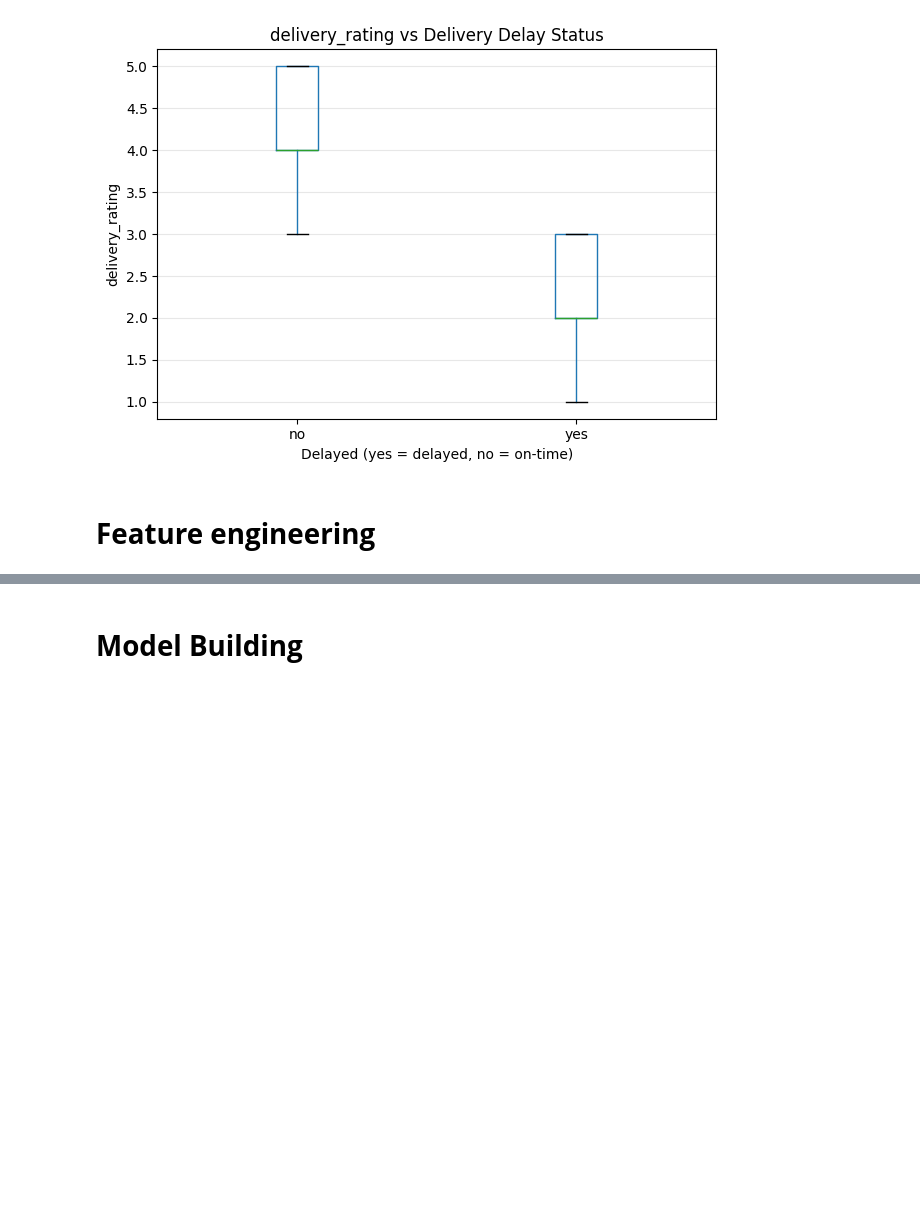
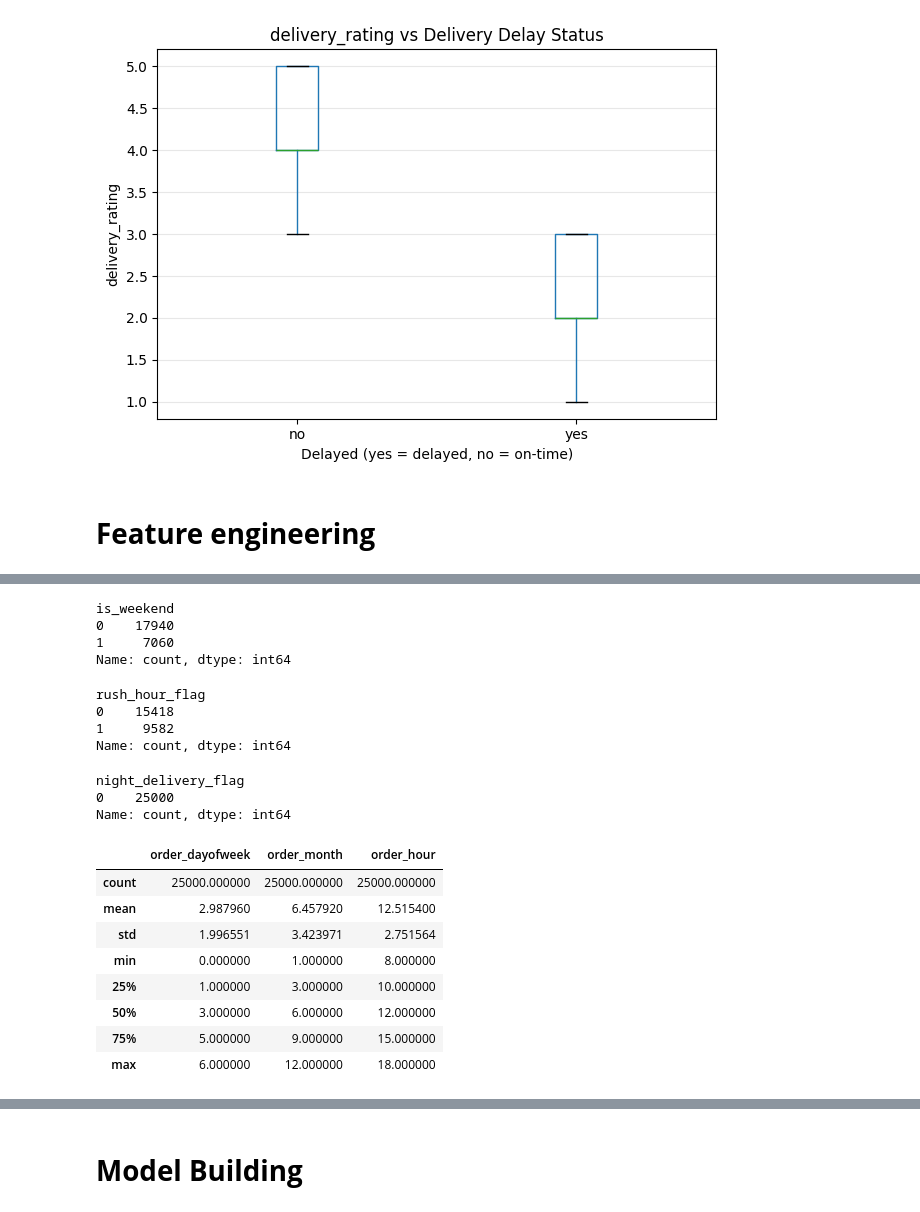
Before and after one commit to Ronal-Thomas/ETA-Delay-Prediction-Logistics, a Jupyter notebook: ETA_Delay_Prediction.ipynb, the cells around one changed output, grey strips where cells are left out. Cells and saved outputs as stored; diff of their text form; code cells hidden in the pictures; blank space fills up the shorter version.

```diff
--- a/ETA_Delay_Predictionxy.ipynb
+++ b/ETA_Delay_Prediction.ipynb
@@ -518,0 +482,17 @@ Name: order_ts_recon, dtype: object
+# %%
+# Extract day of week (0 = Monday, 6 = Sunday)
+df["order_dayofweek"] = df["order_ts_recon"].dt.dayofweek
+
+# Extract day name (Monday, Tuesday, etc.)
+df["order_day_name"] = df["order_ts_recon"].dt.day_name()
+
+# Extract month number (1 = January, 12 = December)
+# Useful for seasonal analysis (festive rush, monsoon, etc.)
+df["order_month"] = df["order_ts_recon"].dt.month
+
+# Extract year (in case dataset spans multiple years)
+df["order_year"] = df["order_ts_recon"].dt.year
+
+# Extract hour of the day (0–23)
+# Important for traffic and delivery timing patterns
+df["order_hour"] = df["order_ts_recon"].dt.hour
@@ -518,0 +554,36 @@ Name: order_ts_recon, dtype: object
+# %%
+df["is_weekend"].value_counts()
+# %% [output]
+is_weekend
+0    17940
+1     7060
+Name: count, dtype: int64
+# %%
+df["rush_hour_flag"].value_counts()
+# %% [output]
+rush_hour_flag
+0    15418
+1     9582
+Name: count, dtype: int64
+# %%
+df["night_delivery_flag"].value_counts()
+# %% [output]
+night_delivery_flag
+0    25000
+Name: count, dtype: int64
+# %%
+df[[
+    "order_dayofweek",
+    "order_month",
+    "order_hour"
+]].describe()
+# %% [output]
+|  | order_dayofweek | order_month | order_hour |
+| count | 25000.000000 | 25000.000000 | 25000.000000 |
+| mean | 2.987960 | 6.457920 | 12.515400 |
+| std | 1.996551 | 3.423971 | 2.751564 |
+| min | 0.000000 | 1.000000 | 8.000000 |
+| 25% | 1.000000 | 3.000000 | 10.000000 |
+| 50% | 3.000000 | 6.000000 | 12.000000 |
+| 75% | 5.000000 | 9.000000 | 15.000000 |
+| max | 6.000000 | 12.000000 | 18.000000 |
```
Also changed, not shown: parts of 50 cells of this notebook.
